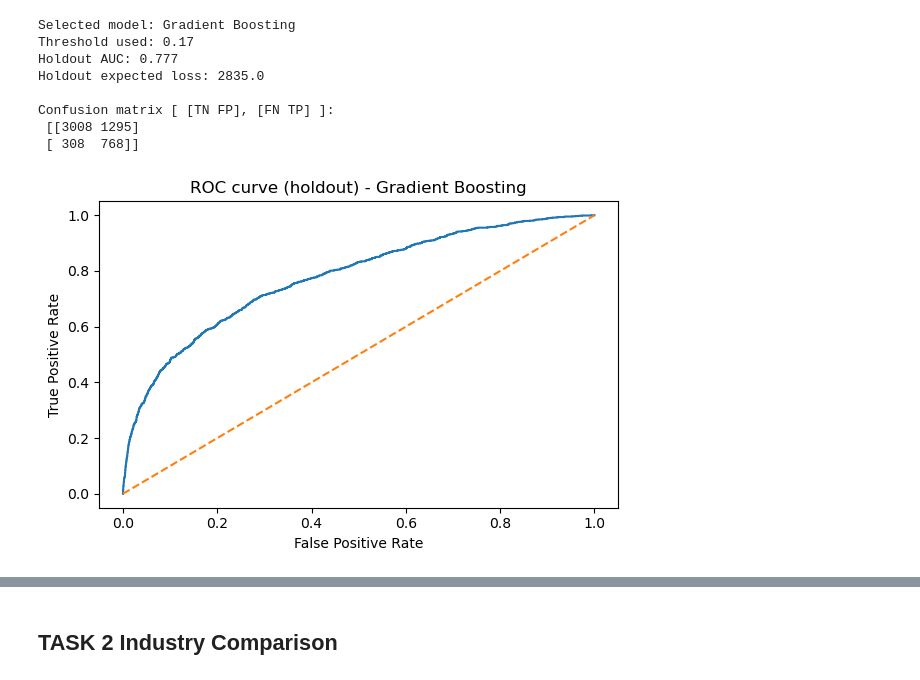
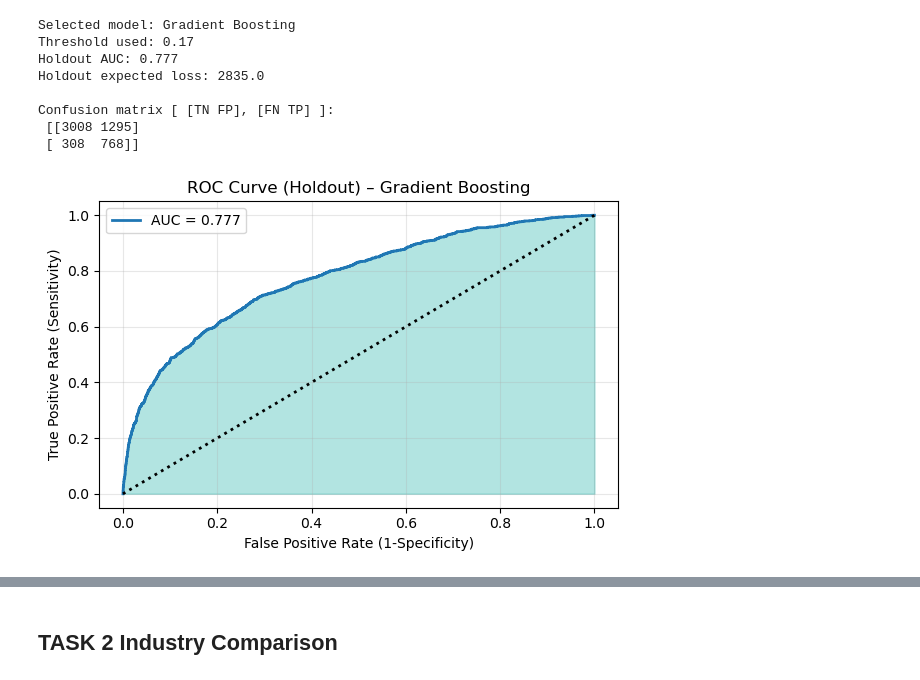
Before and after one commit to alinaiman/Data-Analysis-3-assignment-2-, a Jupyter notebook: predicting_fast_growth_firm.ipynb, the cells around one changed output, grey strips where cells are left out. Cells and saved outputs as stored; diff of their text form; code cells hidden in the pictures.

```diff
--- a/predicting_fast_growth_firm.ipynb
+++ b/predicting_fast_growth_firm.ipynb
@@ -457,14 +468,29 @@ Confusion matrix [ [TN FP], [FN TP] ]:
  [ 308  768]]
 # %%
 # ROC curve
+
 fpr, tpr, _ = roc_curve(y_hold, prob_hold)
+auc_value = roc_auc_score(y_hold, prob_hold)
+
 plt.figure(figsize=(6,4))
-plt.plot(fpr, tpr)
-plt.plot([0,1], [0,1], linestyle="--")
-plt.xlabel("False Positive Rate")
-plt.ylabel("True Positive Rate")
-plt.title(f"ROC curve (holdout) - {best_model_name}")
+
+# ROC curve line
+plt.plot(fpr, tpr, linewidth=2, label=f"AUC = {auc_value:.3f}")
+
+# Shaded area under curve
+plt.fill_between(fpr, tpr, alpha=0.3, color="#03A89E")
+
+# Baseline
+plt.plot([0,1], [0,1], linestyle=":", color="black", linewidth=2)
+
+plt.xlabel("False Positive Rate (1-Specificity)")
+plt.ylabel("True Positive Rate (Sensitivity)")
+plt.title(f"ROC Curve (Holdout) – {best_model_name}")
+
+plt.legend()
+plt.grid(alpha=0.3)
+
 plt.tight_layout()
 plt.show()
 # %% [output]
-[figure, old version]
+[figure, new version]
```
Also changed, not shown: parts of 7 cells of this notebook, 1 other file.
